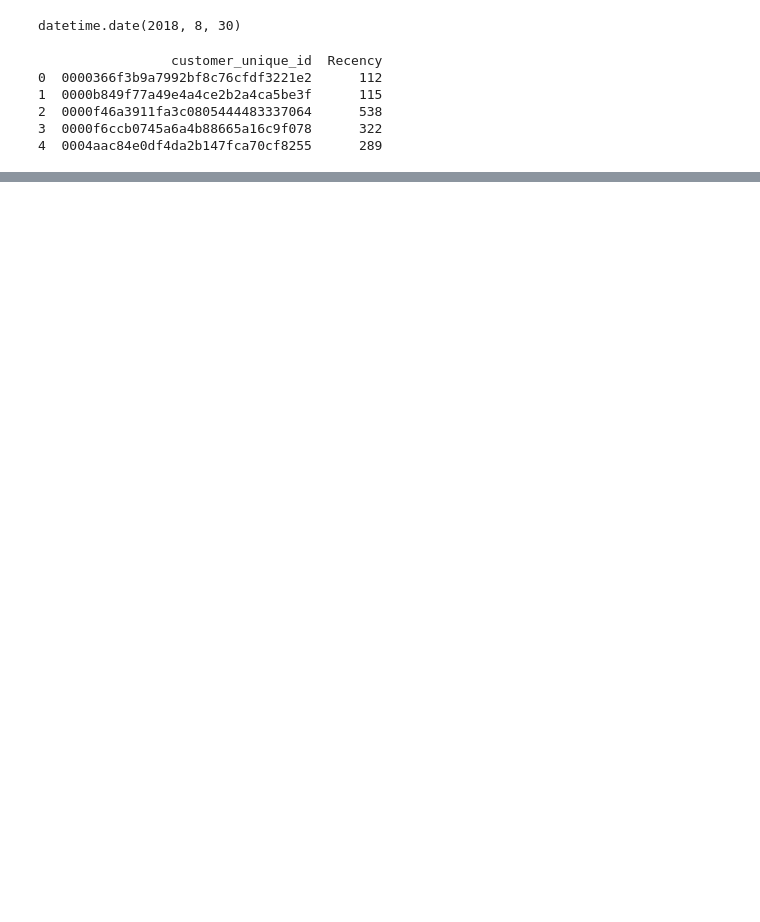
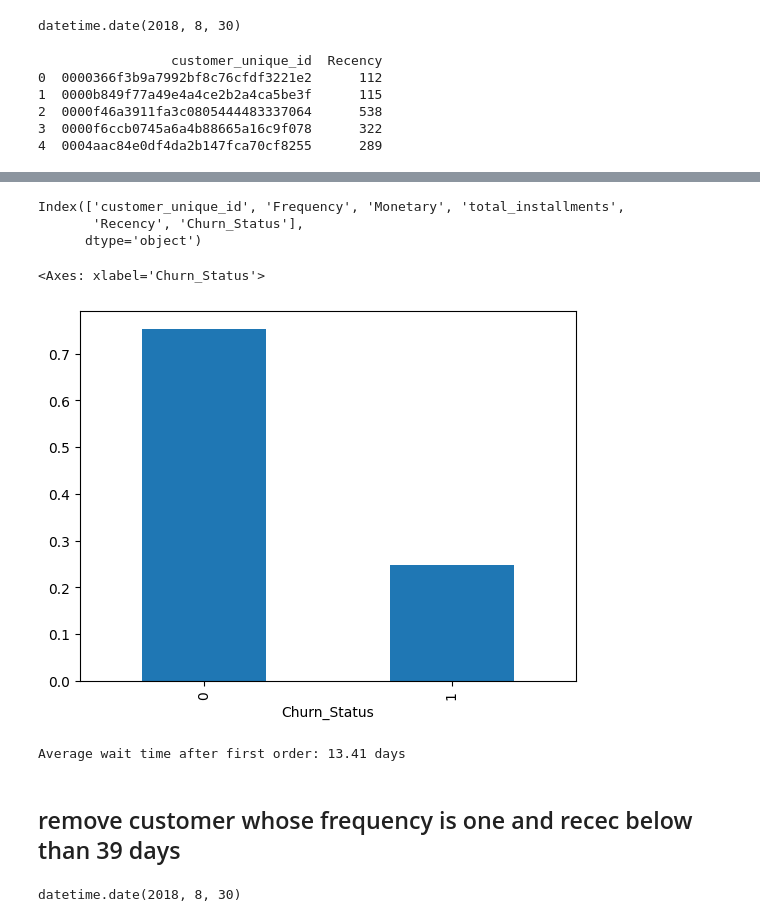
Before and after one commit to 10orabh/olist_churn_prediction_v3, a Jupyter notebook: notebooks/data.ipynb, the cells around one changed output, grey strips where cells are left out. Drawn from its saved outputs; the diff is of its cells as text; code cells hidden in the pictures; blank space fills up the shorter version.

```diff
--- a/notebooks/data.ipynb
+++ b/notebooks/data.ipynb
@@ -281,0 +320,11 @@ print(rfm_train.head())
+# %%
+rfm_train.columns
+# %% [output]
+Index(['customer_unique_id', 'Frequency', 'Monetary', 'total_installments',
+       'Recency', 'Churn_Status'],
+      dtype='object')
+# %%
+rfm_train['Churn_Status'].value_counts(normalize=True).plot(kind='bar')
+# %% [output]
+<Axes: xlabel='Churn_Status'>
+[figure, added]
@@ -281,0 +352,8 @@ print(rfm_train.head())
+# %%
+result_df = calculate_order_gaps(df)
+avg_wait = result_df['avg_wait_between_orders'].mean()
+print(f"Average wait time after first order: {avg_wait:.2f} days")
+# %% [output]
+Average wait time after first order: 13.41 days
+# %% [markdown]
+## remove customer whose frequency is one and recec below than 39 days
@@ -281,0 +367,4 @@ print(rfm_train.head())
+# %%
+ref_date
+# %% [output]
+datetime.date(2018, 8, 30)
```
Also changed, not shown: parts of 73 cells of this notebook, 21 other files.
